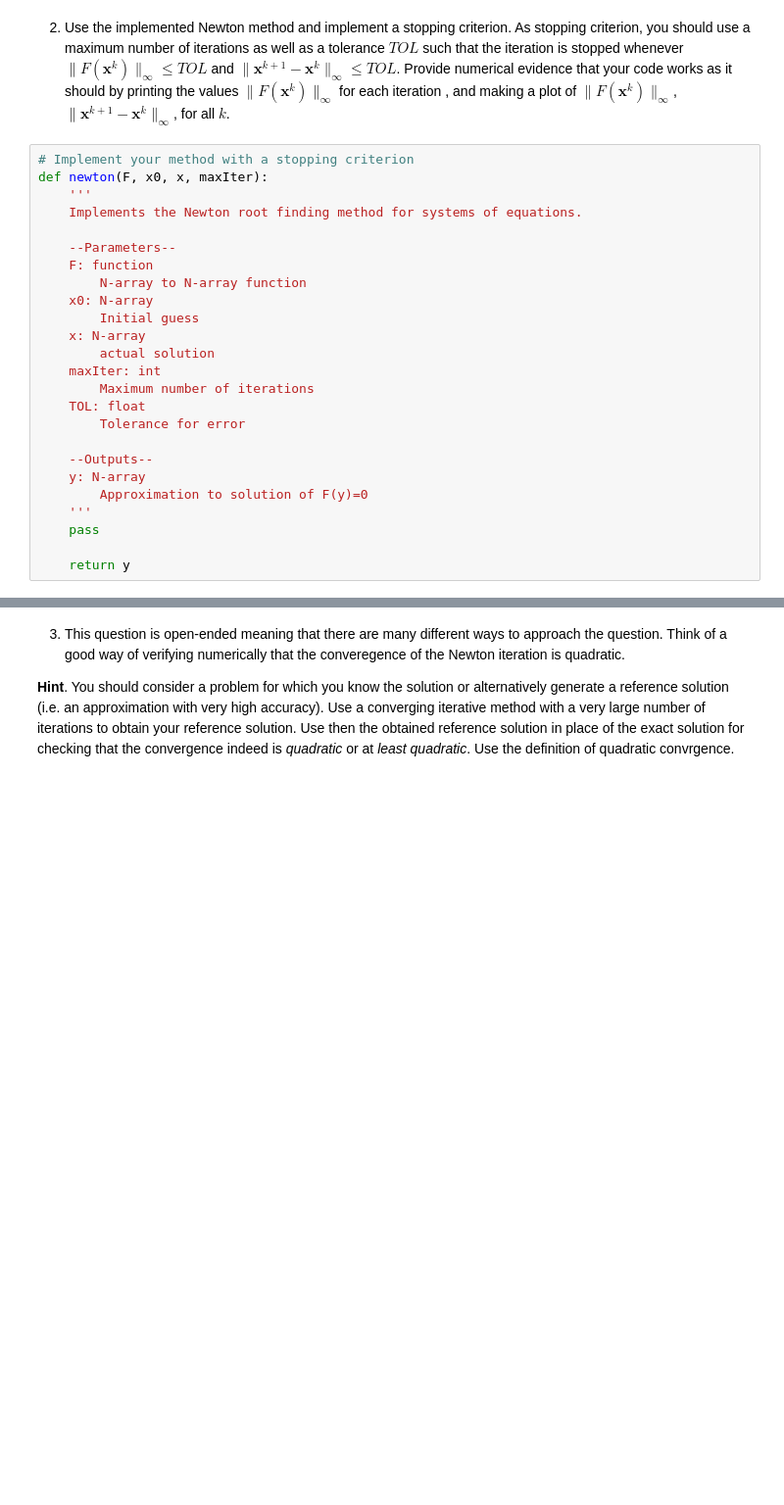
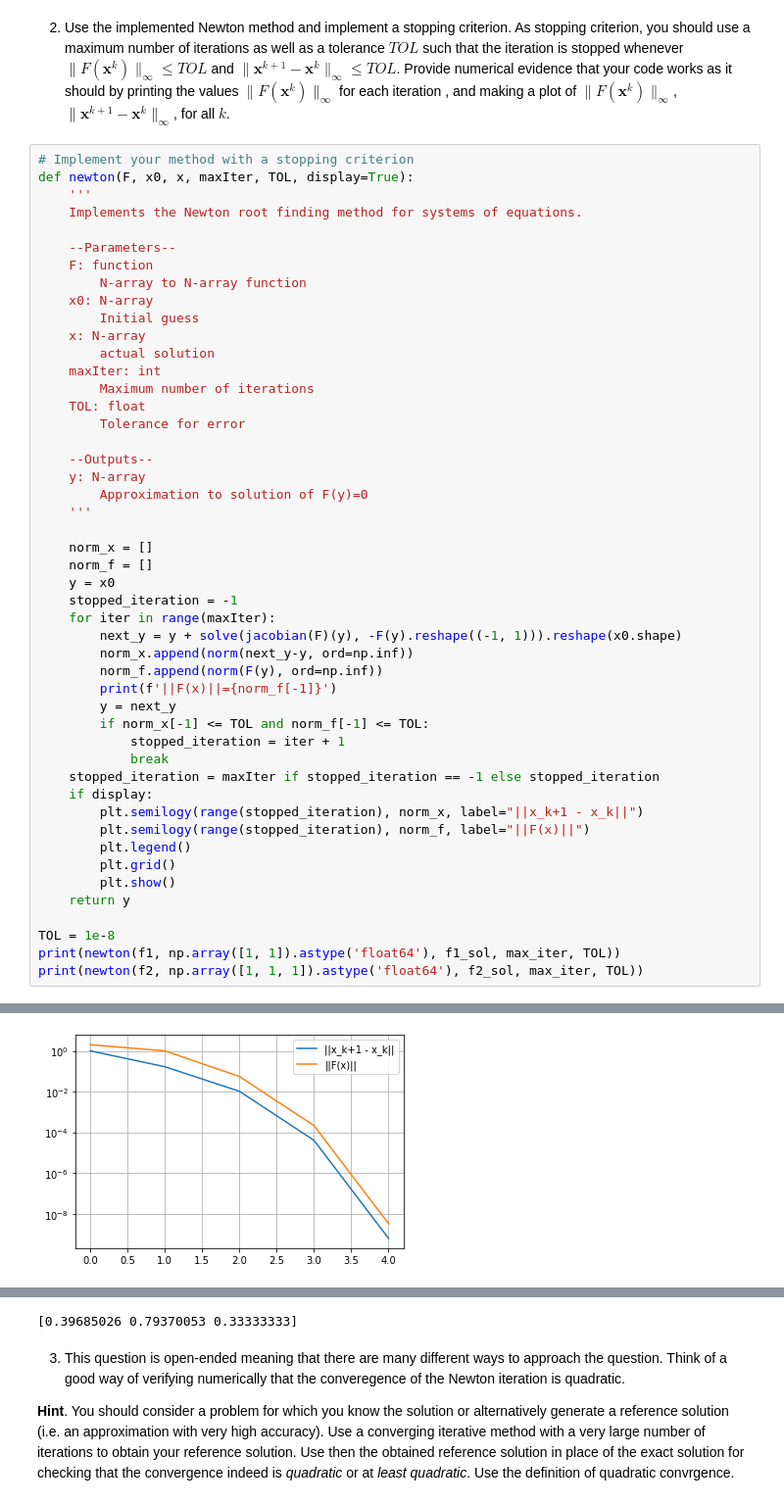
Before and after one commit to Agnar22/NumericalMethods, a Jupyter notebook: Project-part1-fix1.ipynb, the cells around one changed output, grey strips where cells are left out. Shown at 98% size. Saved outputs shown, nothing was run; the diff lists cells and outputs as text; blank space fills up the shorter version.

```diff
--- a/Project-part1-fix1.ipynb
+++ b/Project-part1-fix1.ipynb
@@ -98,7 +190,7 @@ As stopping criterion, you should use a maximum number of iterations as well as
 Provide numerical evidence that your code works as it should by  printing the values $\|F(\mathbf{x}^k)\|_{\infty}$ for each iteration , and making a plot of $\|F(\mathbf{x}^k)\|_{\infty}$, $\|\mathbf{x}^{k+1}-\mathbf{x}^k\|_{\infty}$, for all $k$.
 # %%
 # Implement your method with a stopping criterion
-def newton(F, x0, x, maxIter):
+def newton(F, x0, x, maxIter, TOL, display=True):
     '''
     Implements the Newton root finding method for systems of equations.
 
@@ -118,6 +210,30 @@ def newton(F, x0, x, maxIter):
     y: N-array
         Approximation to solution of F(y)=0
     '''
-    pass
 
+    norm_x = []
+    norm_f = []
+    y = x0
+    stopped_iteration = -1
+    for iter in range(maxIter):
+        next_y = y + solve(jacobian(F)(y), -F(y).reshape((-1, 1))).reshape(x0.shape)
+        norm_x.append(norm(next_y-y, ord=np.inf))
+        norm_f.append(norm(F(y), ord=np.inf))
+        print(f'||F(x)||={norm_f[-1]}')
+        y = next_y
+        if norm_x[-1] <= TOL and norm_f[-1] <= TOL:
+            stopped_iteration = iter + 1
+            break
+    stopped_iteration = maxIter if stopped_iteration == -1 else stopped_iteration
+    if display:
+        plt.semilogy(range(stopped_iteration), norm_x, label="||x_k+1 - x_k||")
+        plt.semilogy(range(stopped_iteration), norm_f, label="||F(x)||")
+        plt.legend()
+        plt.grid()
+        plt.show()
     return y
+
+TOL = 1e-8
+print(newton(f1, np.array([1, 1]).astype('float64'), f1_sol, max_iter, TOL))
+print(newton(f2, np.array([1, 1, 1]).astype('float64'), f2_sol, max_iter, TOL))
+# %% [output]
@@ -123,0 +245 @@ def newton(F, x0, x, maxIter):
+[figure, added]
@@ -124,3 +254,4 @@ def newton(F, x0, x, maxIter):
+[0.39685026 0.79370053 0.33333333]
 # %% [markdown]
 3. This question is open-ended meaning that there are many different ways to approach the question.
 Think of a good way of verifying numerically that the converegence of the Newton iteration is quadratic.
```
Also changed, not shown: parts of 14 cells of this notebook.
